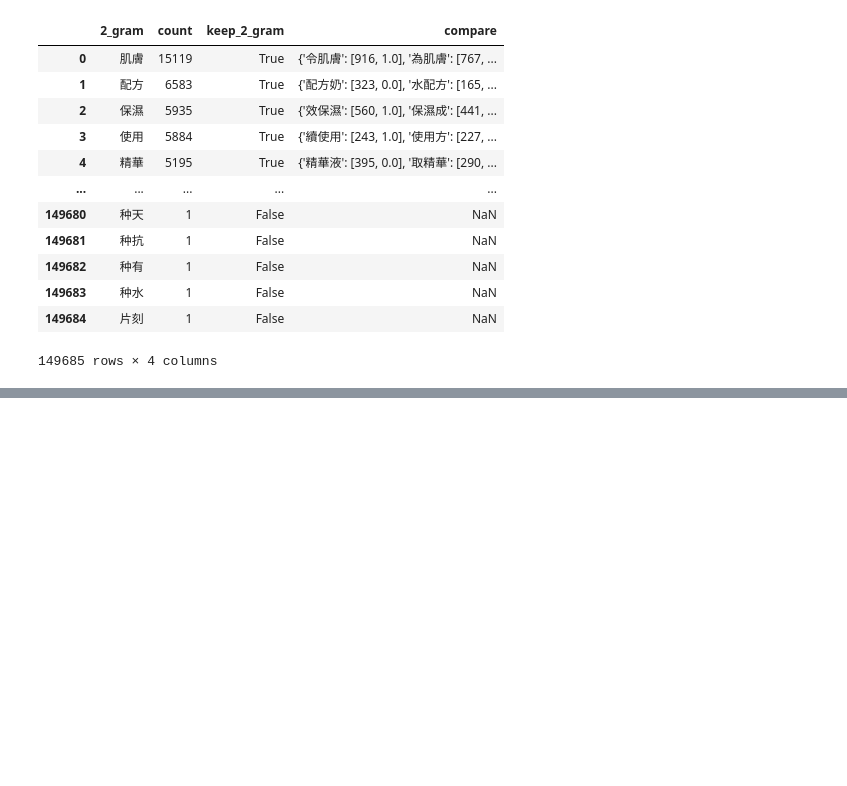
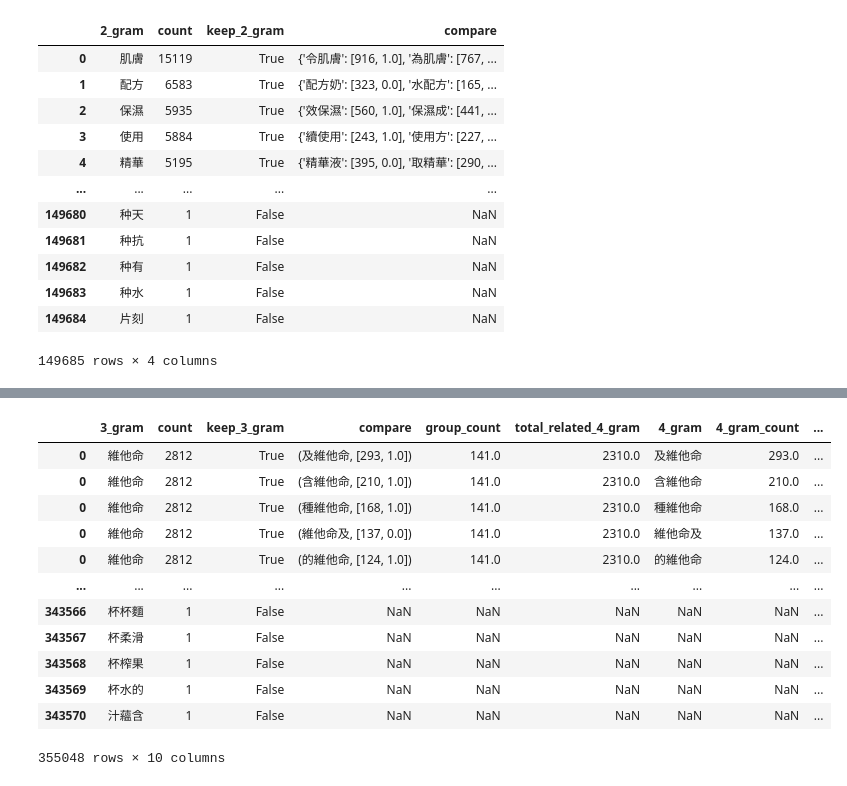
Before and after one commit to victor31ao/n_gram_and_hanlp, a Jupyter notebook: n_gram_df.ipynb, the cells around one changed output, grey strips where cells are left out. Saved outputs shown, nothing was run; the diff lists cells and outputs as text; code cells hidden in the pictures; blank space fills up the shorter version.

```diff
--- a/n_gram_df.ipynb
+++ b/n_gram_df.ipynb
@@ -641,0 +402,17 @@ final_df.iloc[:20]
+# %%
+tri_four_df_expand["prob_of_related_4_gram"] = tri_four_df_expand["4_gram_count"] / tri_four_df_expand["total_related_4_gram"]
+tri_four_df_expand
+# %% [output]
+|  | 3_gram | count | keep_3_gram | compare | group_count | total_related_4_gram | 4_gram | 4_gram_count | ... |
+| 0 | 維他命 | 2812 | True | (及維他命, [293, 1.0]) | 141.0 | 2310.0 | 及維他命 | 293.0 | ... |
+| 0 | 維他命 | 2812 | True | (含維他命, [210, 1.0]) | 141.0 | 2310.0 | 含維他命 | 210.0 | ... |
+| 0 | 維他命 | 2812 | True | (種維他命, [168, 1.0]) | 141.0 | 2310.0 | 種維他命 | 168.0 | ... |
+| 0 | 維他命 | 2812 | True | (維他命及, [137, 0.0]) | 141.0 | 2310.0 | 維他命及 | 137.0 | ... |
+| 0 | 維他命 | 2812 | True | (的維他命, [124, 1.0]) | 141.0 | 2310.0 | 的維他命 | 124.0 | ... |
+| ... | ... | ... | ... | ... | ... | ... | ... | ... | ... |
+| 343566 | 杯杯麵 | 1 | False | NaN | NaN | NaN | NaN | NaN | ... |
+| 343567 | 杯柔滑 | 1 | False | NaN | NaN | NaN | NaN | NaN | ... |
+| 343568 | 杯榨果 | 1 | False | NaN | NaN | NaN | NaN | NaN | ... |
+| 343569 | 杯水的 | 1 | False | NaN | NaN | NaN | NaN | NaN | ... |
+| 343570 | 汁蘊含 | 1 | False | NaN | NaN | NaN | NaN | NaN | ... |
+355048 rows × 10 columns
```
Also changed, not shown: parts of 51 cells of this notebook.
